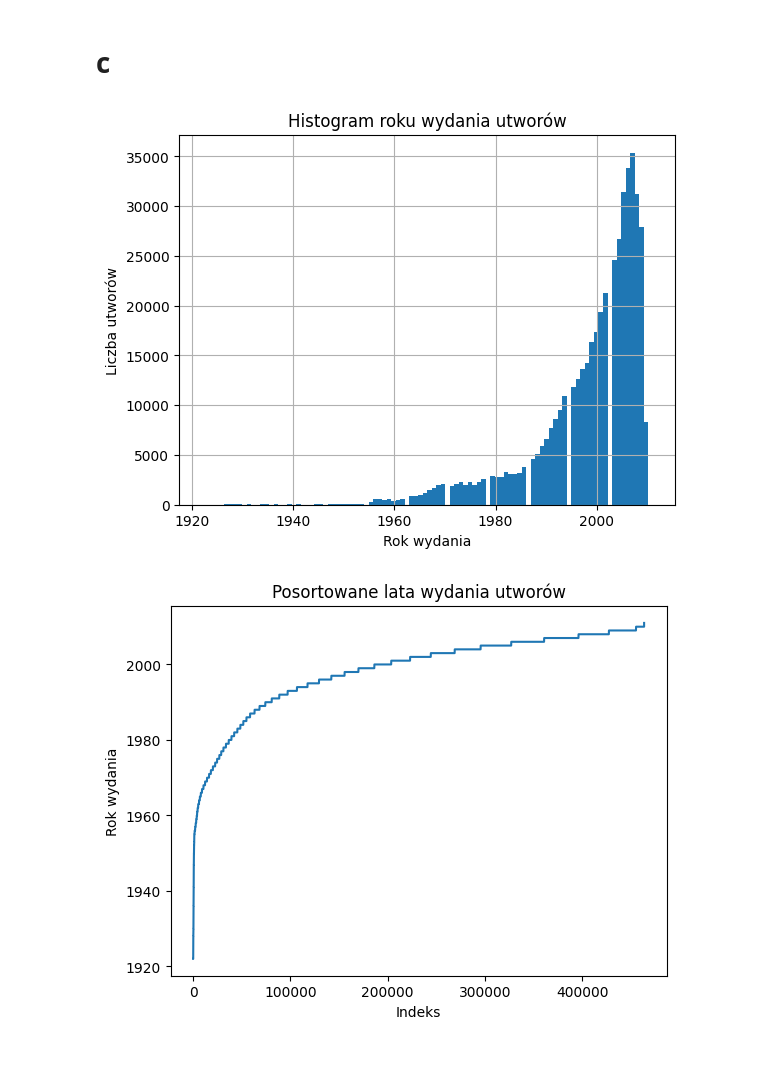
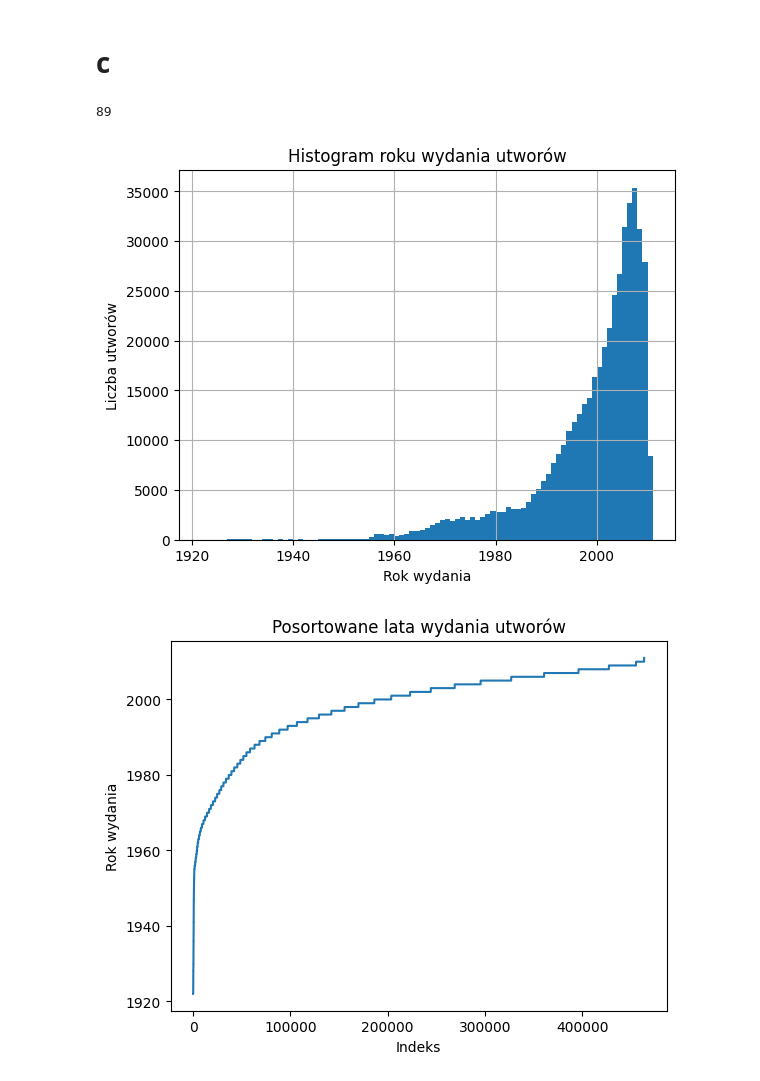
Before and after one commit to Szymbuk/MOWNIT, a Jupyter notebook: lab2/ex1.ipynb, the cells around one changed output. Drawn from its saved outputs; the diff is of its cells as text; code cells hidden in the pictures.

Commit message:
🐛 Fix histogram bins count

```diff
--- a/lab2/ex1.ipynb
+++ b/lab2/ex1.ipynb
@@ -6,7 +6,7 @@ import scipy
 # %% [markdown]
 ## a
 # %%
-file = pd.read_csv("./lab2/YearPredictionMSD.txt", header=None, delimiter=',').dropna()
+file = pd.read_csv("./YearPredictionMSD.txt", header=None, delimiter=',').dropna()
 # %% [markdown]
 # b
 # %%
@@ -14,14 +14,24 @@ train_df = file.iloc[:463715]
 test_df  = file.iloc[463715:]
 # %% [markdown]
 # c
+# %%
+years = train_df.iloc[:, 0].tolist()
+
+min_year = min(years)
+max_year = max(years)
+# %%
+buckets = abs(max_year - min_year)
+print(buckets)
+# %% [output]
+89
 # %%
-train_df[0].hist(bins=100)
+train_df[0].hist(bins=buckets)
 plt.title('Histogram roku wydania utworów')
 plt.xlabel('Rok wydania')
 plt.ylabel('Liczba utworów')
 plt.show()
 # %% [output]
-[figure, old version]
+[figure, new version]
 # %%
 plt.plot(train_df[0].sort_values().values)
 plt.title('Posortowane lata wydania utworów')
```
